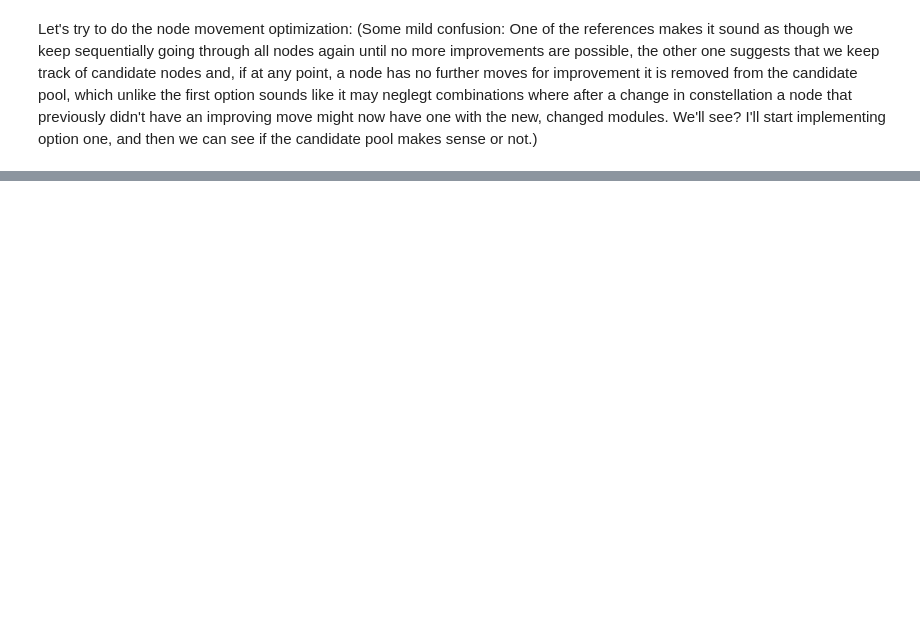
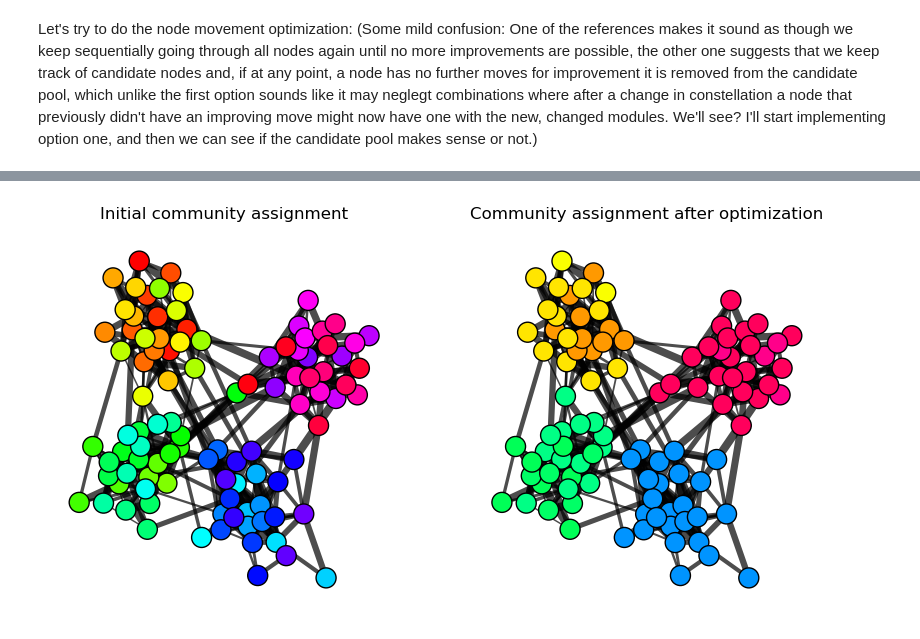
Before and after one commit to lm-schulze/ITI_project, a Jupyter notebook: SearchAlgorithm.ipynb, the cells around one changed output, grey strips where cells are left out. Drawn from its saved outputs; the diff is of its cells as text; code cells hidden in the pictures; blank space fills up the shorter version.

Commit message:
✨ Implemented  function node_movement_optimization() for optimization phase 1 (via iterative single-node community moves)

```diff
--- a/SearchAlgorithm.ipynb
+++ b/SearchAlgorithm.ipynb
@@ -134,2 +91,4 @@ def node_movement_optimization(g):
 # %%
+g_test = inf.generate_sbm(n=100, c=4, p_in=0.25, p_out=0.01, directed=False, weighted=True)
+communities, L, exit_data = inf.node_movement_optimization(g_test, returnTerms=True, verbose=True)
 # %% [output]
@@ -136,0 +111,10 @@ NameError: name 'NaN' is not defined
+# %%
+layout = g_test.layout('fr')
+fig, ax = plt.subplots(ncols=2, figsize = (10, 5))
+ig.plot(g_test, layout=layout, **inf.visual_community_colors(g_test, communities=np.arange(g_test.vcount()), skipLayout=True), target=ax[0])
+ig.plot(g_test, layout=layout, **inf.visual_community_colors(g_test, communities=communities, skipLayout=True), target=ax[1])
+ax[0].set_title("Initial community assignment")
+ax[1].set_title("Community assignment after optimization")
+plt.show()
+# %% [output]
+[figure, added]
```
Also changed, not shown: parts of 8 cells of this notebook, 1 other file.
